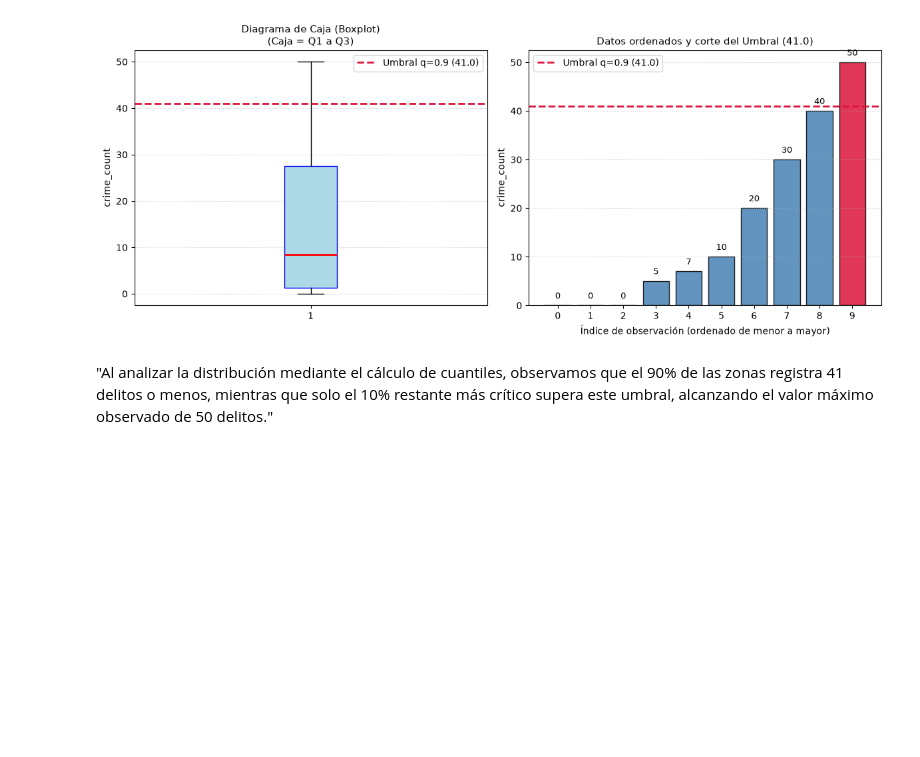
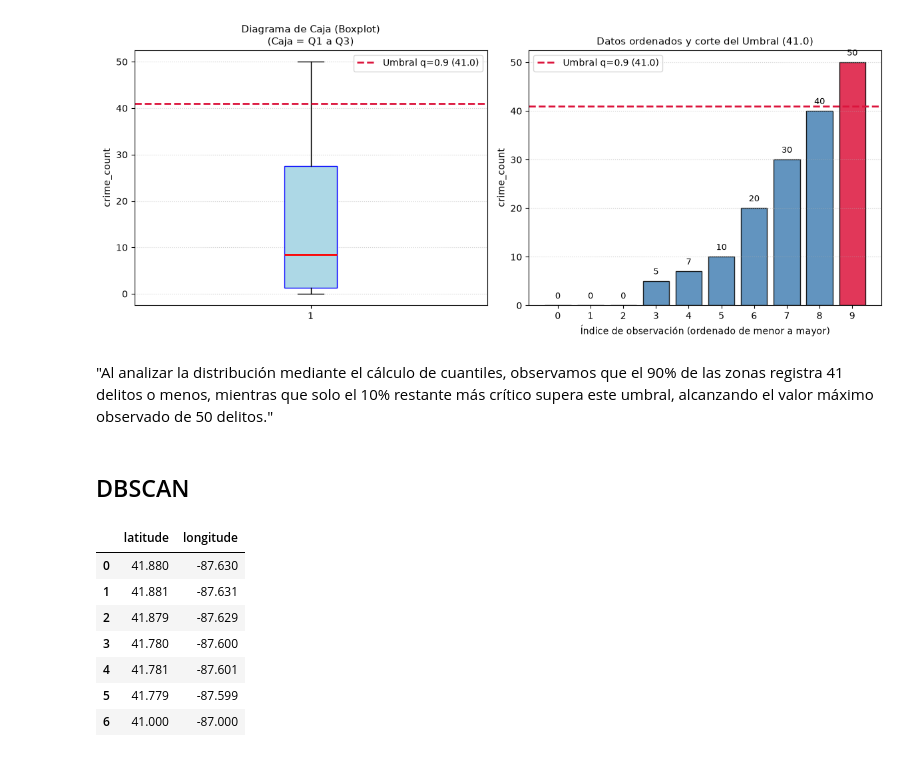
Before and after one commit to kpzaolod6000/analysis-crimen-chicago, a Jupyter notebook: python/notebooks/test.ipynb, the cells around one changed output. Drawn from its saved outputs; the diff is of its cells as text; code cells hidden in the pictures; blank space fills up the shorter version.

```diff
--- a/python/notebooks/test.ipynb
+++ b/python/notebooks/test.ipynb
@@ -313,0 +316,6 @@ plt.show()
+# %% [markdown]
+## DBSCAN
+# %%
+CLUSTER_A = [(41.880, -87.630), (41.881, -87.631), (41.879, -87.629)]
+CLUSTER_B = [(41.780, -87.600), (41.781, -87.601), (41.779, -87.599)]
+OUTLIER = (41.000, -87.000)
@@ -313,0 +325,11 @@ plt.show()
+# %%
+points
+# %% [output]
+|  | latitude | longitude |
+| 0 | 41.880 | -87.630 |
+| 1 | 41.881 | -87.631 |
+| 2 | 41.879 | -87.629 |
+| 3 | 41.780 | -87.600 |
+| 4 | 41.781 | -87.601 |
+| 5 | 41.779 | -87.599 |
+| 6 | 41.000 | -87.000 |
```
Also changed, not shown: parts of 8 cells of this notebook, 8 other files.
